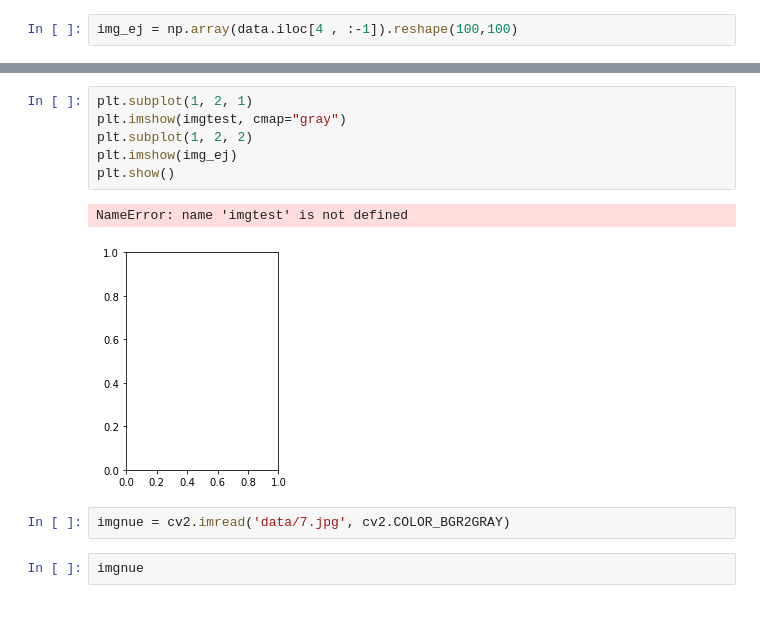
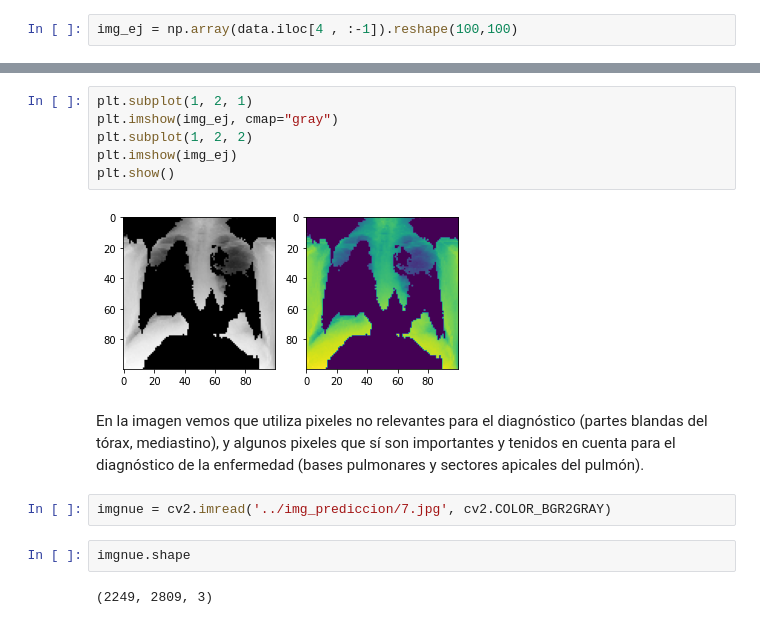
Before and after one commit to mauriciomem/desafio_final, a Jupyter notebook: final/desafio_final-final.ipynb, the cells around one changed output, grey strips where cells are left out. Drawn from its saved outputs; the diff is of its cells as text.

```diff
--- a/final/desafio_final-final.ipynb
+++ b/final/desafio_final-final.ipynb
@@ -1324,13 +1121,16 @@ array([[0, 0, 0, ..., 0, 0, 0],
 # %%
 plt.subplot(1, 2, 1)
-plt.imshow(imgtest, cmap="gray")
+plt.imshow(img_ej, cmap="gray")
 plt.subplot(1, 2, 2)
 plt.imshow(img_ej)
 plt.show()
 # %% [output]
-NameError: name 'imgtest' is not defined
-[figure, old version]
+[figure, new version]
+# %% [markdown]
+En la imagen vemos que utiliza pixeles no relevantes para el diagnóstico (partes blandas del tórax, mediastino), y algunos pixeles que sí son importantes y tenidos en cuenta para el diagnóstico de la enfermedad (bases pulmonares y sectores apicales del pulmón).
 # %%
-imgnue = cv2.imread('data/7.jpg', cv2.COLOR_BGR2GRAY)
+imgnue = cv2.imread('../img_prediccion/7.jpg', cv2.COLOR_BGR2GRAY)
 # %%
-imgnue
+imgnue.shape
+# %% [output]
+(2249, 2809, 3)
```
Also changed, not shown: parts of 72 cells of this notebook.
